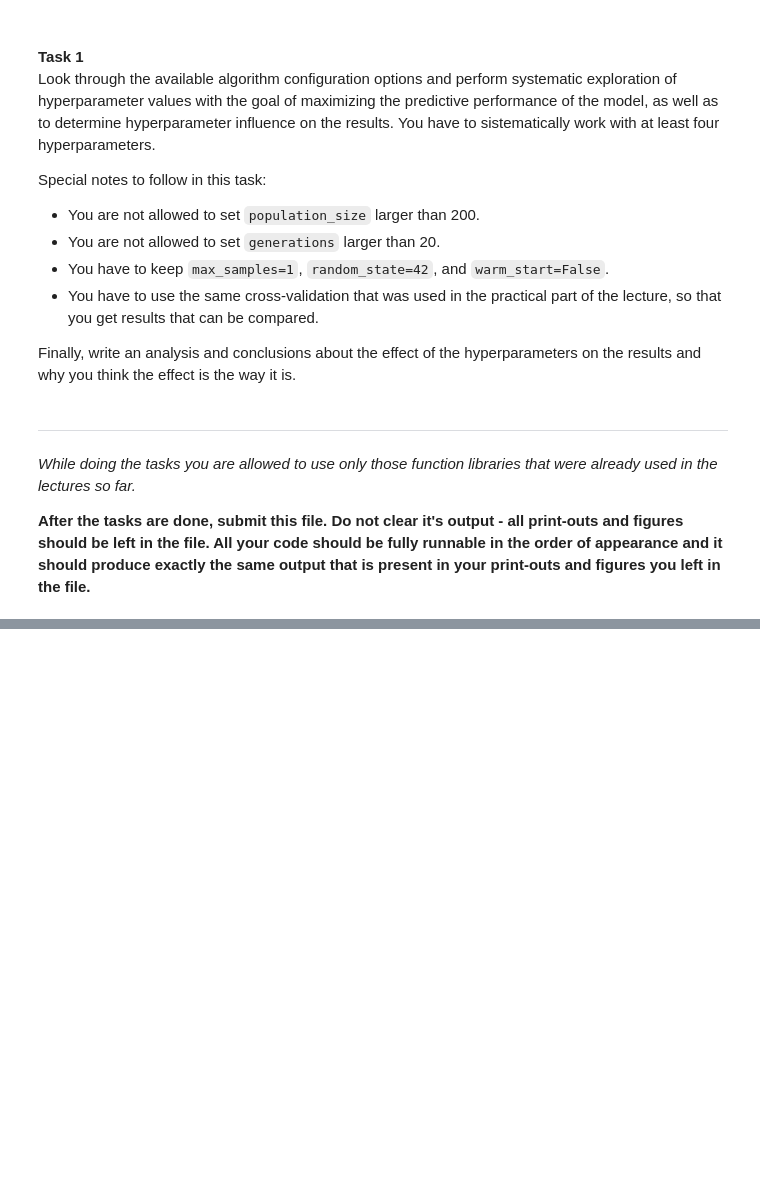
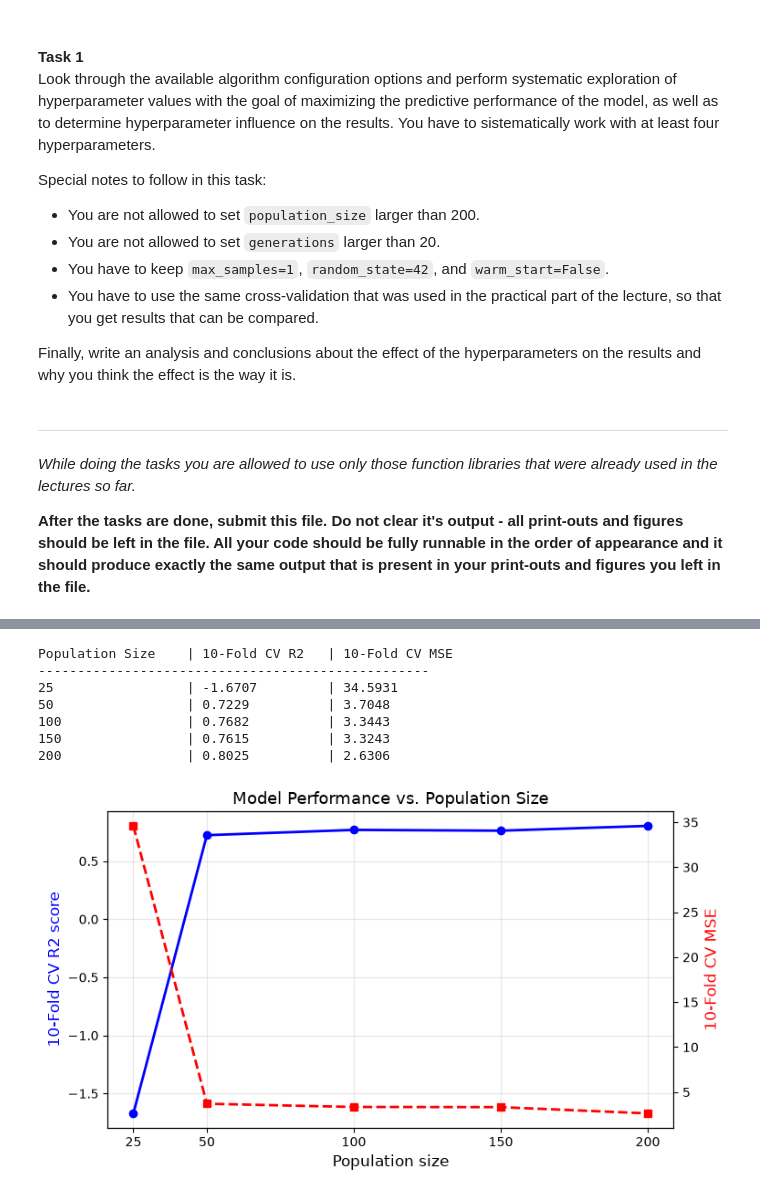
Before and after one commit to Sparkobbable/machine-learning-algorithms, a Jupyter notebook: 11_Assignment_EN.ipynb, the cells around one changed output, grey strips where cells are left out. Drawn from its saved outputs; the diff is of its cells as text; code cells hidden in the pictures; blank space fills up the shorter version.

```diff
--- a/11_Assignment_EN.ipynb
+++ b/11_Assignment_EN.ipynb
@@ -22,0 +96,33 @@ Finally, write an analysis and conclusions about the effect of the hyperparamete
+# %%
+pop_sizes = [25, 50, 100, 150, 200]
+pop_r2_scores = []
+pop_mse_scores = []
+
+print(f"{'Population Size':<18} | {'10-Fold CV R2':<15} | {'10-Fold CV MSE':<15}")
+print("-" * 50)
+for pop in pop_sizes:
+    r2, mse = evaluate_gp(population_size=pop)
+    pop_r2_scores.append(r2)
+    pop_mse_scores.append(mse)
+    print(f"{pop:<18d} | {r2:<15.4f} | {mse:<15.4f}")
+
+fig, ax1 = plt.subplots(figsize=(8, 4.5))
+ax2 = ax1.twinx()
+ax1.plot(pop_sizes, pop_r2_scores, 'b-o', label='R2 Score', linewidth=2)
+ax2.plot(pop_sizes, pop_mse_scores, 'r--s', label='MSE', linewidth=2)
+ax1.set_xlabel('Population size', fontsize=12)
+ax1.set_ylabel('10-Fold CV R2 score', color='b', fontsize=12)
+ax2.set_ylabel('10-Fold CV MSE', color='r', fontsize=12)
+ax1.set_title('Model Performance vs. Population Size', fontsize=13)
+ax1.set_xticks(pop_sizes)
+ax1.grid(True, alpha=0.3)
+plt.show()
+# %% [output]
+Population Size    | 10-Fold CV R2   | 10-Fold CV MSE
+--------------------------------------------------
+25                 | -1.6707         | 34.5931
+50                 | 0.7229          | 3.7048
+100                | 0.7682          | 3.3443
+150                | 0.7615          | 3.3243
+200                | 0.8025          | 2.6306
+[figure, added]
```
Also changed, not shown: parts of 23 cells of this notebook.
